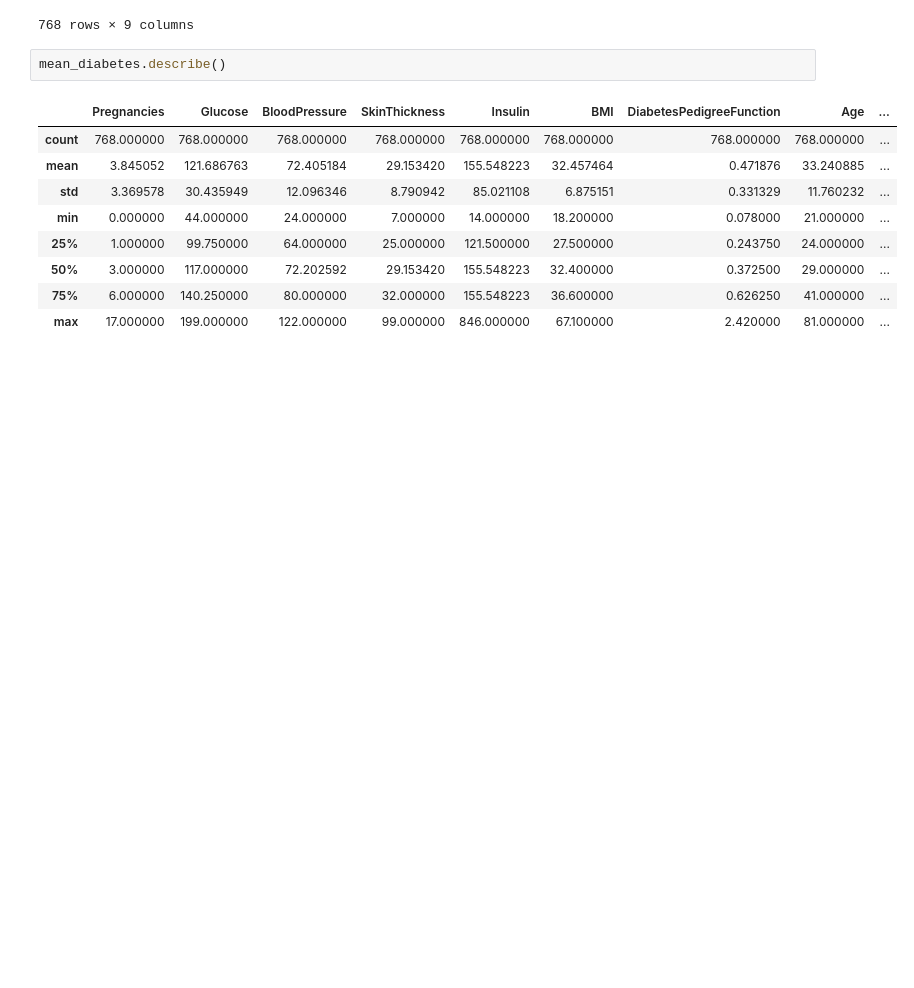
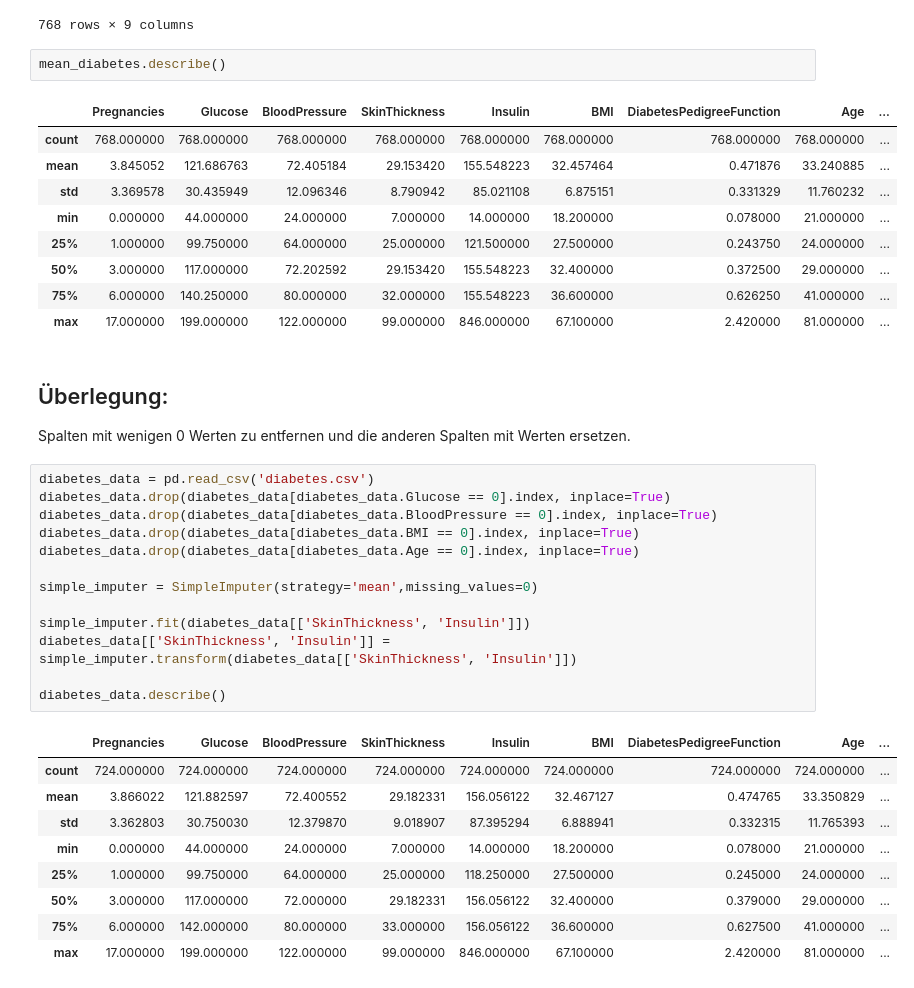
Before and after one commit to KoenigJulia/kids-project-diabetes, a Jupyter notebook: DataPreparation.ipynb, the cells around one changed output. Cells and saved outputs as stored; diff of their text form; blank space fills up the shorter version.

```diff
--- a/DataPreparation.ipynb
+++ b/DataPreparation.ipynb
@@ -115,3 +169,29 @@ mean_diabetes.describe()
 | 50% | 3.000000 | 117.000000 | 72.202592 | 29.153420 | 155.548223 | 32.400000 | 0.372500 | 29.000000 | ... |
 | 75% | 6.000000 | 140.250000 | 80.000000 | 32.000000 | 155.548223 | 36.600000 | 0.626250 | 41.000000 | ... |
 | max | 17.000000 | 199.000000 | 122.000000 | 99.000000 | 846.000000 | 67.100000 | 2.420000 | 81.000000 | ... |
+# %% [markdown]
+## Überlegung:
+Spalten mit wenigen 0 Werten zu entfernen und die anderen Spalten mit Werten ersetzen.
+# %%
+diabetes_data = pd.read_csv('diabetes.csv')
+diabetes_data.drop(diabetes_data[diabetes_data.Glucose == 0].index, inplace=True)
+diabetes_data.drop(diabetes_data[diabetes_data.BloodPressure == 0].index, inplace=True)
+diabetes_data.drop(diabetes_data[diabetes_data.BMI == 0].index, inplace=True)
+diabetes_data.drop(diabetes_data[diabetes_data.Age == 0].index, inplace=True)
+
+simple_imputer = SimpleImputer(strategy='mean',missing_values=0)
+
+simple_imputer.fit(diabetes_data[['SkinThickness', 'Insulin']])
+diabetes_data[['SkinThickness', 'Insulin']] = simple_imputer.transform(diabetes_data[['SkinThickness', 'Insulin']])
+
+diabetes_data.describe()
+# %% [output]
+|  | Pregnancies | Glucose | BloodPressure | SkinThickness | Insulin | BMI | DiabetesPedigreeFunction | Age | ... |
+| count | 724.000000 | 724.000000 | 724.000000 | 724.000000 | 724.000000 | 724.000000 | 724.000000 | 724.000000 | ... |
+| mean | 3.866022 | 121.882597 | 72.400552 | 29.182331 | 156.056122 | 32.467127 | 0.474765 | 33.350829 | ... |
+| std | 3.362803 | 30.750030 | 12.379870 | 9.018907 | 87.395294 | 6.888941 | 0.332315 | 11.765393 | ... |
+| min | 0.000000 | 44.000000 | 24.000000 | 7.000000 | 14.000000 | 18.200000 | 0.078000 | 21.000000 | ... |
+| 25% | 1.000000 | 99.750000 | 64.000000 | 25.000000 | 118.250000 | 27.500000 | 0.245000 | 24.000000 | ... |
+| 50% | 3.000000 | 117.000000 | 72.000000 | 29.182331 | 156.056122 | 32.400000 | 0.379000 | 29.000000 | ... |
+| 75% | 6.000000 | 142.000000 | 80.000000 | 33.000000 | 156.056122 | 36.600000 | 0.627500 | 41.000000 | ... |
+| max | 17.000000 | 199.000000 | 122.000000 | 99.000000 | 846.000000 | 67.100000 | 2.420000 | 81.000000 | ... |
```
Also changed, not shown: parts of 9 cells of this notebook.
